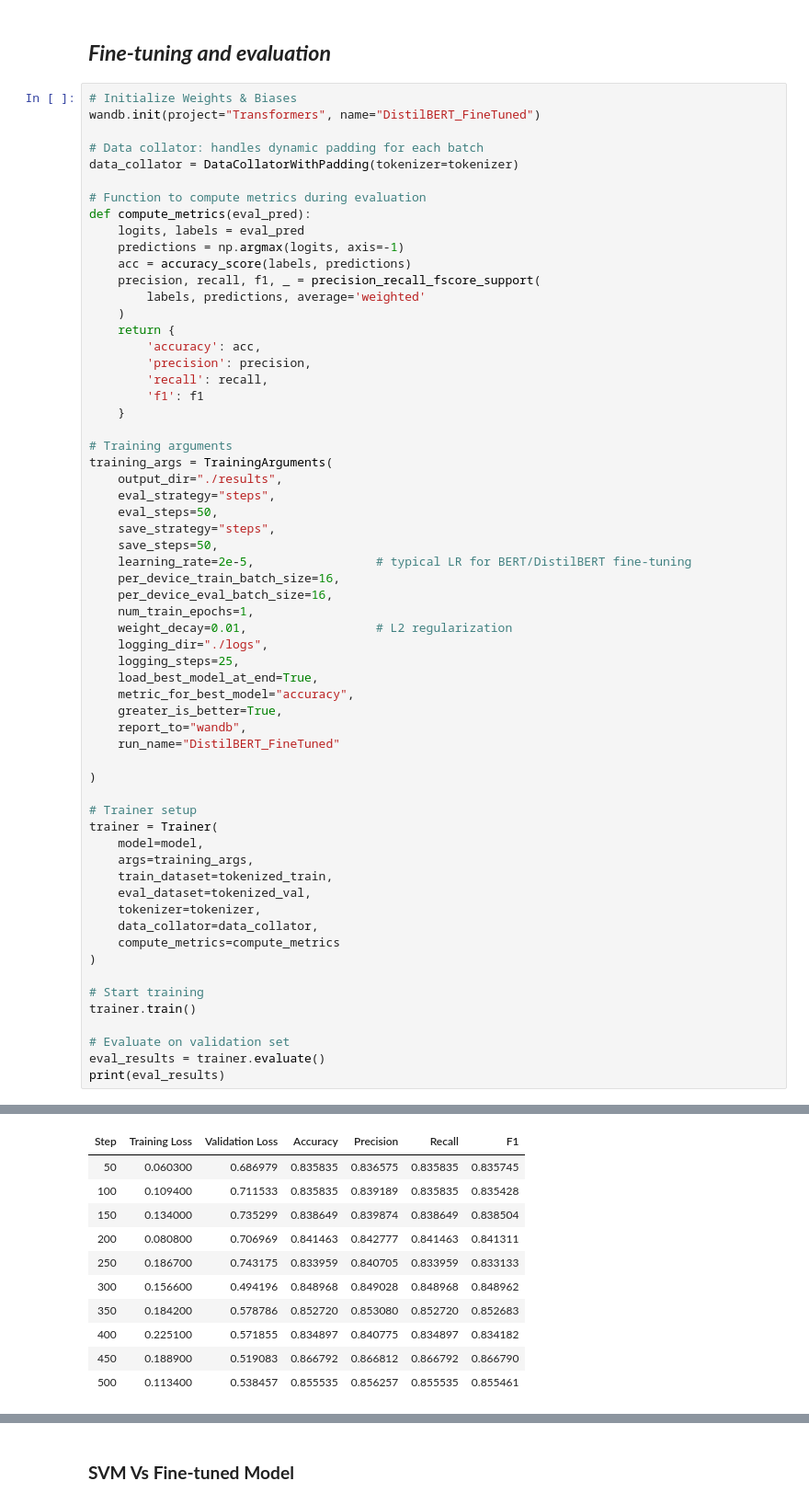
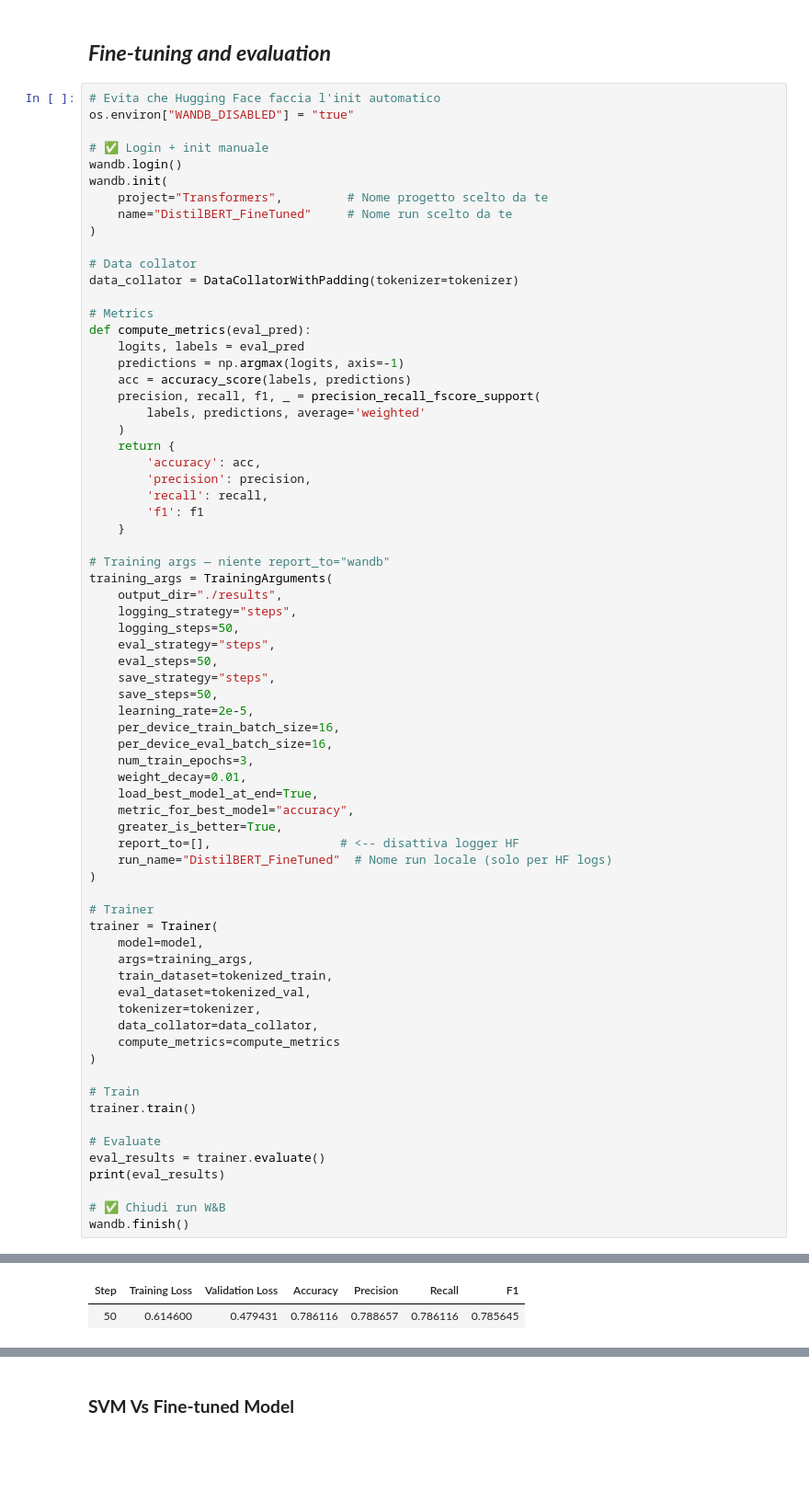
Before and after one commit to emile-kophi/AML_Labs, a Jupyter notebook: Exercise_3/Lab3_Trasformer.ipynb, the cells around one changed output, grey strips where cells are left out. Shown: that part at 92% size. Drawn from its saved outputs; the diff is of its cells as text; blank space fills up the shorter version.

Commit message:
add wandb manual login

```diff
--- a/Exercise_3/Lab3_Trasformer.ipynb
+++ b/Exercise_3/Lab3_Trasformer.ipynb
@@ -273,13 +274,20 @@ Finally. In this exercise you should use a HuggingFace [`Trainer`](https://huggi
 # %% [markdown]
 ## ***Fine-tuning and evaluation***
 # %%
-# Initialize Weights & Biases
-wandb.init(project="Transformers", name="DistilBERT_FineTuned")
+# Evita che Hugging Face faccia l'init automatico
+os.environ["WANDB_DISABLED"] = "true"
 
-# Data collator: handles dynamic padding for each batch
+# ✅ Login + init manuale
+wandb.login()
+wandb.init(
+    project="Transformers",         # Nome progetto scelto da te
+    name="DistilBERT_FineTuned"     # Nome run scelto da te
+)
+
+# Data collator
 data_collator = DataCollatorWithPadding(tokenizer=tokenizer)
 
-# Function to compute metrics during evaluation
+# Metrics
 def compute_metrics(eval_pred):
     logits, labels = eval_pred
     predictions = np.argmax(logits, axis=-1)
@@ -294,29 +302,28 @@ def compute_metrics(eval_pred):
         'f1': f1
     }
 
-# Training arguments
+# Training args — niente report_to="wandb"
 training_args = TrainingArguments(
     output_dir="./results",
+    logging_strategy="steps",
+    logging_steps=50,
     eval_strategy="steps",
     eval_steps=50,
     save_strategy="steps",
     save_steps=50,
-    learning_rate=2e-5,                 # typical LR for BERT/DistilBERT fine-tuning
+    learning_rate=2e-5,
     per_device_train_batch_size=16,
     per_device_eval_batch_size=16,
-    num_train_epochs=1,
-    weight_decay=0.01,                  # L2 regularization
-    logging_dir="./logs",
-    logging_steps=25,
+    num_train_epochs=3,
+    weight_decay=0.01,
     load_best_model_at_end=True,
     metric_for_best_model="accuracy",
     greater_is_better=True,
-    report_to="wandb",
-    run_name="DistilBERT_FineTuned"
-
+    report_to=[],                  # <-- disattiva logger HF
+    run_name="DistilBERT_FineTuned"  # Nome run locale (solo per HF logs)
 )
 
-# Trainer setup
+# Trainer
 trainer = Trainer(
     model=model,
     args=training_args,
@@ -327,10 +334,13 @@ trainer = Trainer(
     compute_metrics=compute_metrics
 )
 
-# Start training
+# Train
 trainer.train()
 
-# Evaluate on validation set
+# Evaluate
 eval_results = trainer.evaluate()
 print(eval_results)
+
+# ✅ Chiudi run W&B
+wandb.finish()
 # %% [output]
@@ -338,11 +356,2 @@ print(eval_results)
 | Step | Training Loss | Validation Loss | Accuracy | Precision | Recall | F1 |
-| 50 | 0.060300 | 0.686979 | 0.835835 | 0.836575 | 0.835835 | 0.835745 |
-| 100 | 0.109400 | 0.711533 | 0.835835 | 0.839189 | 0.835835 | 0.835428 |
-| 150 | 0.134000 | 0.735299 | 0.838649 | 0.839874 | 0.838649 | 0.838504 |
-| 200 | 0.080800 | 0.706969 | 0.841463 | 0.842777 | 0.841463 | 0.841311 |
-| 250 | 0.186700 | 0.743175 | 0.833959 | 0.840705 | 0.833959 | 0.833133 |
-| 300 | 0.156600 | 0.494196 | 0.848968 | 0.849028 | 0.848968 | 0.848962 |
-| 350 | 0.184200 | 0.578786 | 0.852720 | 0.853080 | 0.852720 | 0.852683 |
-| 400 | 0.225100 | 0.571855 | 0.834897 | 0.840775 | 0.834897 | 0.834182 |
-| 450 | 0.188900 | 0.519083 | 0.866792 | 0.866812 | 0.866792 | 0.866790 |
-| 500 | 0.113400 | 0.538457 | 0.855535 | 0.856257 | 0.855535 | 0.855461 |
+| 50 | 0.614600 | 0.479431 | 0.786116 | 0.788657 | 0.786116 | 0.785645 |
```
Also changed, not shown: parts of 4 cells of this notebook, 1 other file.
